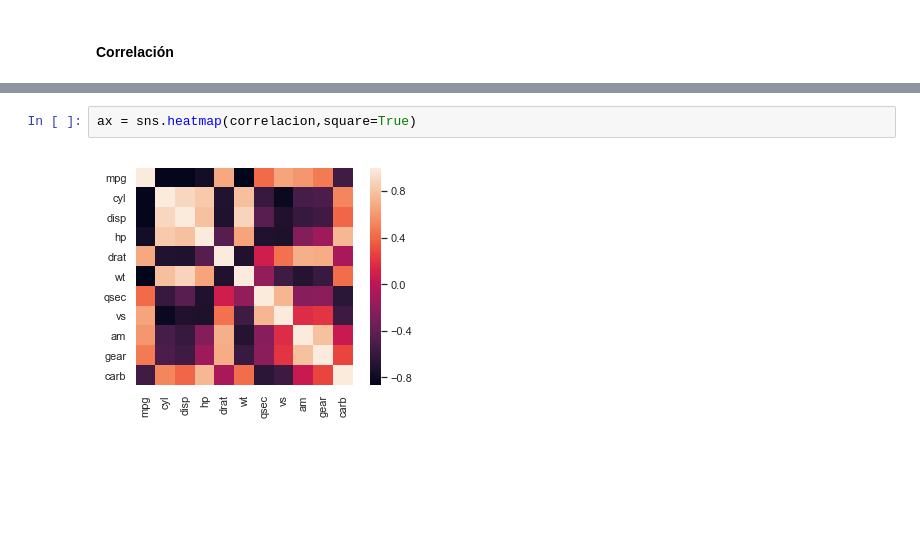
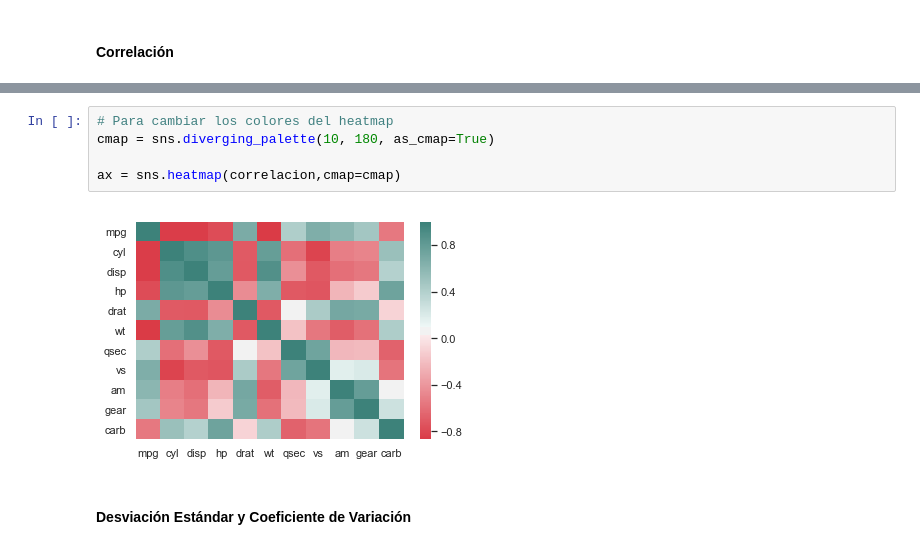
Before and after one commit to xgutierrez/Platzi-EconomiaNaranja, a Jupyter notebook: AnalsisDatos.ipynb, the cells around one changed output, grey strips where cells are left out. Drawn from its saved outputs; the diff is of its cells as text; blank space fills up the shorter version.

```diff
--- a/AnalsisDatos.ipynb
+++ b/AnalsisDatos.ipynb
@@ -355,4 +368,9 @@ correlacion = mtcars.corr()
-# %%
-ax = sns.heatmap(correlacion,square=True)
-# %% [output]
-[figure, removed]
+# %%
+# Para cambiar los colores del heatmap
+cmap = sns.diverging_palette(10, 180, as_cmap=True)
+
+ax = sns.heatmap(correlacion,cmap=cmap)
+# %% [output]
+[figure, added]
+# %% [markdown]
+#### Desviación Estándar y Coeficiente de Variación
```
Also changed, not shown: parts of 3 cells of this notebook.
